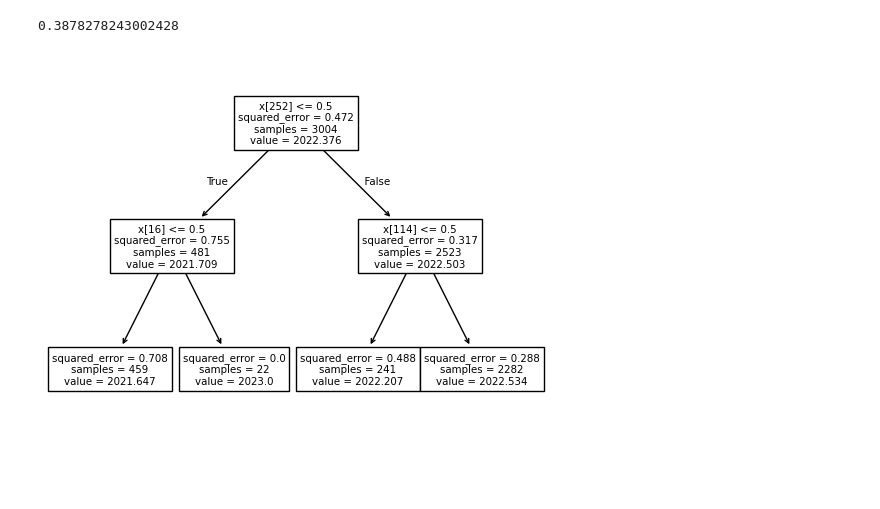
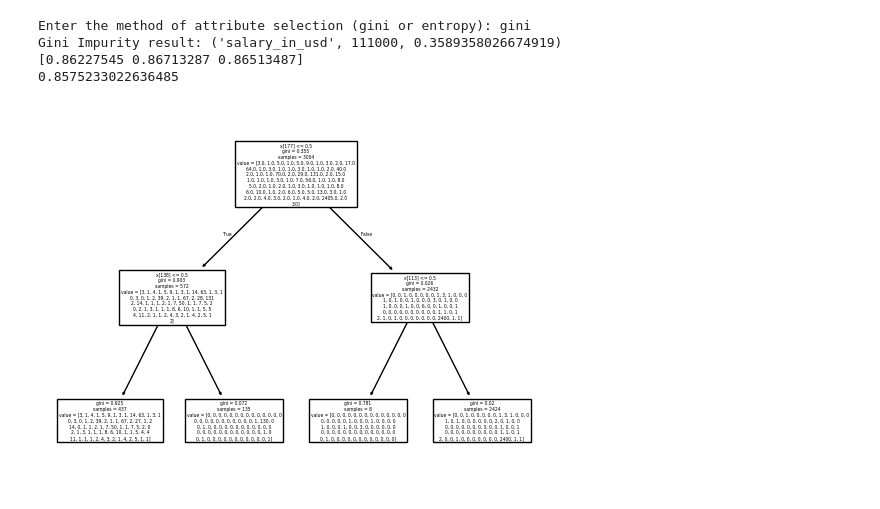
Before and after one commit to WilliamPoe/CSCI-290, a Jupyter notebook: notebooks/asm_v2.ipynb, the cells around one changed output. Saved outputs shown, nothing was run; the diff lists cells and outputs as text; code cells hidden in the pictures; blank space fills up the shorter version.

Commit message:
Added DecisionTreeClassifier

```diff
--- a/notebooks/asm_v2.ipynb
+++ b/notebooks/asm_v2.ipynb
@@ -133,17 +133,17 @@ def Entropy (df, target):
       lowest_attrib = quant_attrib
       return lowest_attrib, split_point, lowest_entropy
 # %%
-def classification(X_train, X_test, y_train, y_test, method):
+def classification(X_train, X_test, y_train, y_test, method, pipeline):
 
   ### Gini Impurity method ###
   if method == "gini":
     result = Gini_Impurity(df, target)
-    #return result
+    print("Gini Impurity result:", result)
 
   ### Entropy method ###
   elif method == "entropy":
     result = Entropy(df, target)
-    #return result
+    print("Entropy result:", result)
 
   ### Invalid method ###
   else:
@@ -151,8 +151,15 @@ def classification(X_train, X_test, y_train, y_test, method):
     return
 
   ## ADD DecisionTreeClassifier HERE ###
+  print(cross_val_score(pipeline, X_train, y_train, cv=3))
+  pipeline.fit(X_train, y_train)
+  y_pred = pipeline.predict(X_test)
+  accuracy = accuracy_score(y_test, y_pred)
+  plot_tree(pipeline.named_steps['clf'])
+  return accuracy
 # %%
 def regression(X_train, X_test, y_train, y_test, pipeline):
+  cross_val_score(pipeline, X_train, y_train, cv=5)
   ### Fits the training data to the pipline ###
   pipeline.fit(X_train, y_train)
   ### Predicts the test data ###
@@ -184,9 +191,9 @@ def Attribute_selection_method(task, df, target):
     method = input("Enter the method of attribute selection (gini or entropy): ").lower()
     ### NOT 100% SURE THIS IS WHAT CAN BE DONE ###
     pipeline = Pipeline( steps = [('pre', col_transform),
-('clf', DecisionTreeClassifier())])
+('clf', DecisionTreeClassifier(max_depth=2))])
     ### Function call ###
-    print(classification(X_train, X_test, y_train, y_test, method))
+    print(classification(X_train, X_test, y_train, y_test, method, pipeline))
 
   ### Regression task ###
   elif task.lower() == "regression":
@@ -202,11 +209,14 @@ def Attribute_selection_method(task, df, target):
     return
 # %%
 df = pd.read_csv("https://raw.githubusercontent.com/WilliamPoe/CSCI-290/refs/heads/main/Data/ds_salaries.csv") ## Dataset
-#target = "employee_residence" ## Categorical target attribute
-target = "work_year" ## Numerical target attribute
-#task = "classification" ## For Classification
-task = "regression" ## For Regression
+target = "employee_residence" ## Categorical target attribute
+#target = "work_year" ## Numerical target attribute
+task = "classification" ## For Classification
+#task = "regression" ## For Regression
 Attribute_selection_method(task, df, target)
 # %% [output]
-0.3878278243002428
+Enter the method of attribute selection (gini or entropy): gini
+Gini Impurity result: ('salary_in_usd', 111000, 0.3589358026674919)
+[0.86227545 0.86713287 0.86513487]
+0.8575233022636485
-[figure, old version]
+[figure, new version]
```
